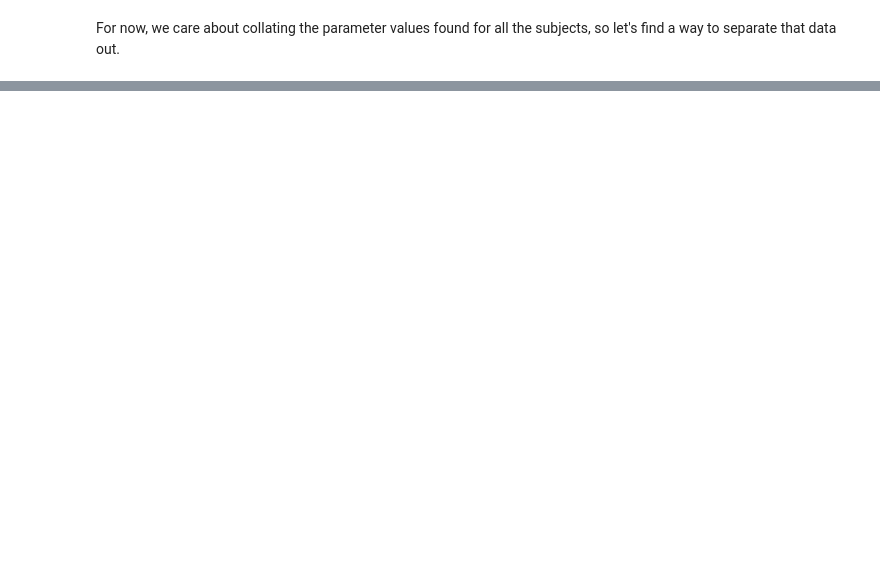
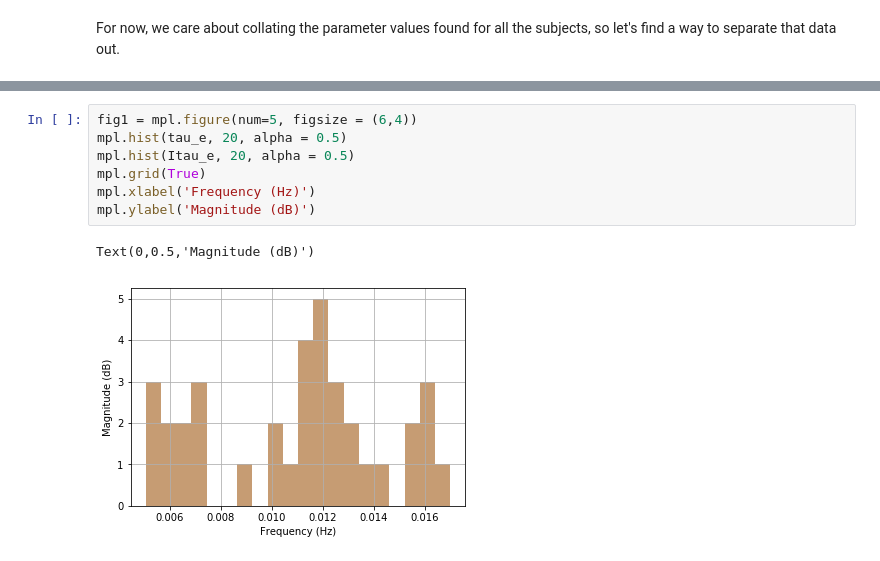
Before and after one commit to Raj-Lab-UCSF/spectrome, a Jupyter notebook: SCFC-spectral-python/SCFC/notebooks/prior-distributions.ipynb, the cells around one changed output, grey strips where cells are left out. Cells and saved outputs as stored; diff of their text form; blank space fills up the shorter version.

```diff
--- a/SCFC-spectral-python/SCFC/notebooks/prior-distributions.ipynb
+++ b/SCFC-spectral-python/SCFC/notebooks/prior-distributions.ipynb
@@ -60,0 +172,10 @@ array([array([[0.012],
+# %%
+fig1 = mpl.figure(num=5, figsize = (6,4))
+mpl.hist(tau_e, 20, alpha = 0.5)
+mpl.hist(Itau_e, 20, alpha = 0.5)
+mpl.grid(True)
+mpl.xlabel('Frequency (Hz)')
+mpl.ylabel('Magnitude (dB)')
+# %% [output]
+Text(0,0.5,'Magnitude (dB)')
+[figure, added]
```
Also changed, not shown: parts of 22 cells of this notebook.
